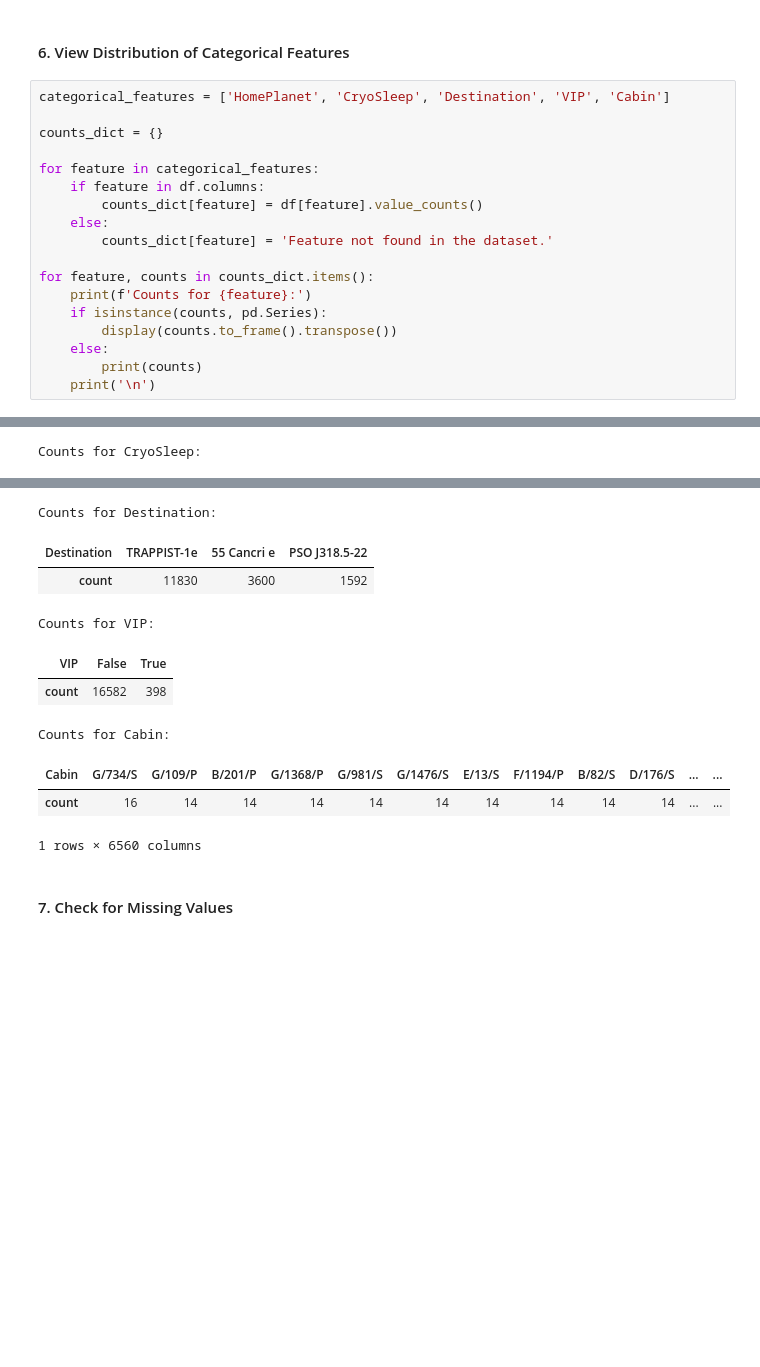
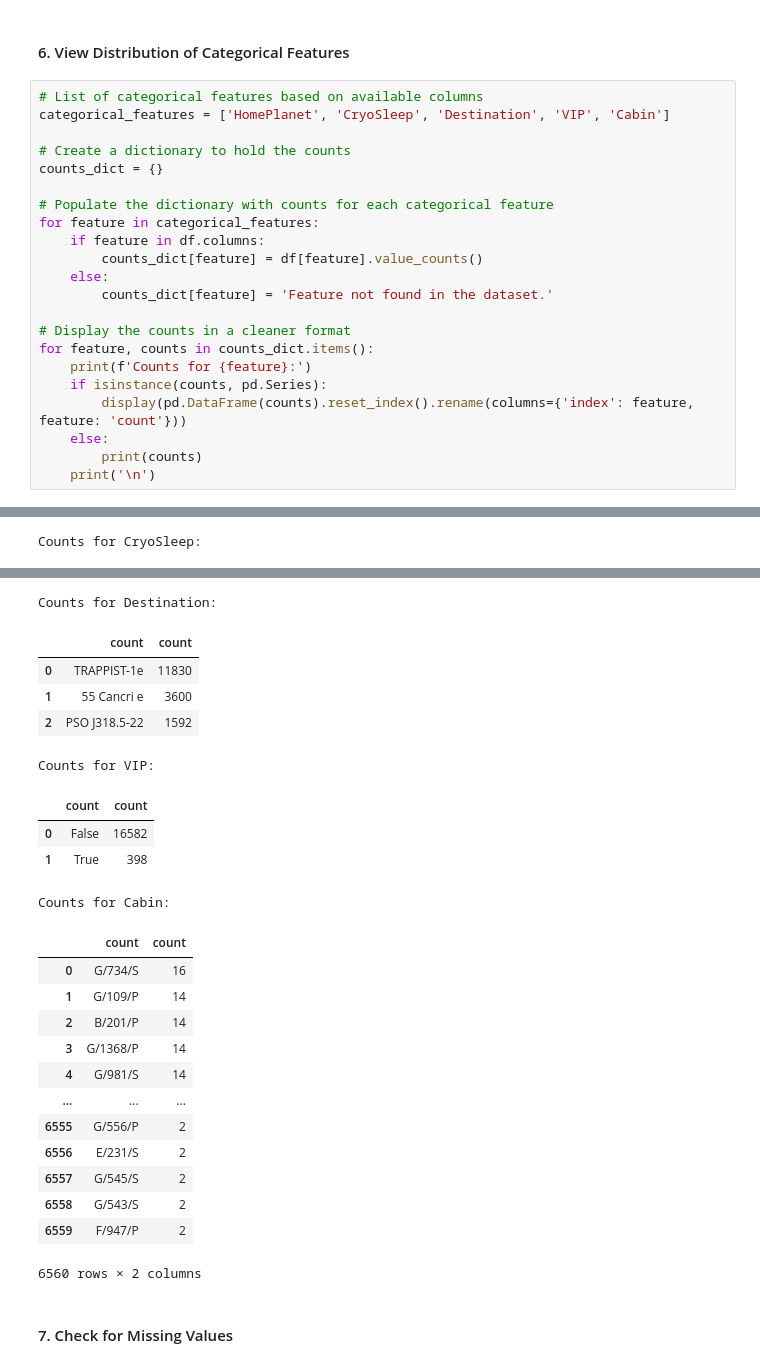
Before and after one commit to LandonWall/lightgbm-shap-analysis, a Jupyter notebook: lightgbm-shap-analysis-spaceship-titanic.ipynb, the cells around one changed output, grey strips where cells are left out. Cells and saved outputs as stored; diff of their text form; blank space fills up the shorter version.

```diff
--- a/lightgbm-shap-analysis-spaceship-titanic.ipynb
+++ b/lightgbm-shap-analysis-spaceship-titanic.ipynb
@@ -107,20 +107,24 @@ max       79        14327      29813         23492  22408   24133
 # %% [markdown]
 #### 6. View Distribution of Categorical Features
 # %%
+# List of categorical features based on available columns
 categorical_features = ['HomePlanet', 'CryoSleep', 'Destination', 'VIP', 'Cabin']
 
+# Create a dictionary to hold the counts
 counts_dict = {}
 
+# Populate the dictionary with counts for each categorical feature
 for feature in categorical_features:
     if feature in df.columns:
         counts_dict[feature] = df[feature].value_counts()
     else:
         counts_dict[feature] = 'Feature not found in the dataset.'
 
+# Display the counts in a cleaner format
 for feature, counts in counts_dict.items():
     print(f'Counts for {feature}:')
     if isinstance(counts, pd.Series):
-        display(counts.to_frame().transpose())
+        display(pd.DataFrame(counts).reset_index().rename(columns={'index': feature, feature: 'count'}))
     else:
         print(counts)
     print('\n')
@@ -134,13 +141,26 @@ Counts for CryoSleep:
 Counts for Destination:
-| Destination | TRAPPIST-1e | 55 Cancri e | PSO J318.5-22 |
-| count | 11830 | 3600 | 1592 |
+|  | count | count |
+| 0 | TRAPPIST-1e | 11830 |
+| 1 | 55 Cancri e | 3600 |
+| 2 | PSO J318.5-22 | 1592 |
 Counts for VIP:
-| VIP | False | True |
-| count | 16582 | 398 |
+|  | count | count |
+| 0 | False | 16582 |
+| 1 | True | 398 |
 Counts for Cabin:
-| Cabin | G/734/S | G/109/P | B/201/P | G/1368/P | G/981/S | G/1476/S | E/13/S | F/1194/P | B/82/S | D/176/S | ... | ... |
-| count | 16 | 14 | 14 | 14 | 14 | 14 | 14 | 14 | 14 | 14 | ... | ... |
+|  | count | count |
+| 0 | G/734/S | 16 |
+| 1 | G/109/P | 14 |
+| 2 | B/201/P | 14 |
+| 3 | G/1368/P | 14 |
+| 4 | G/981/S | 14 |
+| ... | ... | ... |
+| 6555 | G/556/P | 2 |
+| 6556 | E/231/S | 2 |
+| 6557 | G/545/S | 2 |
+| 6558 | G/543/S | 2 |
+| 6559 | F/947/P | 2 |
-1 rows × 6560 columns
+6560 rows × 2 columns
 # %% [markdown]
 #### 7. Check for Missing Values
 # %%
```
Also changed, not shown: parts of 5 cells of this notebook.
